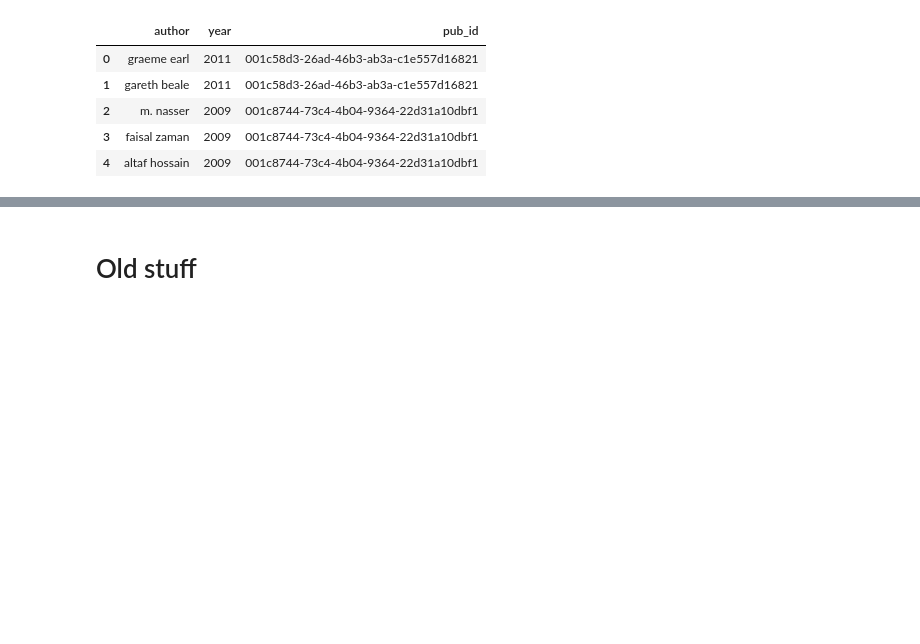
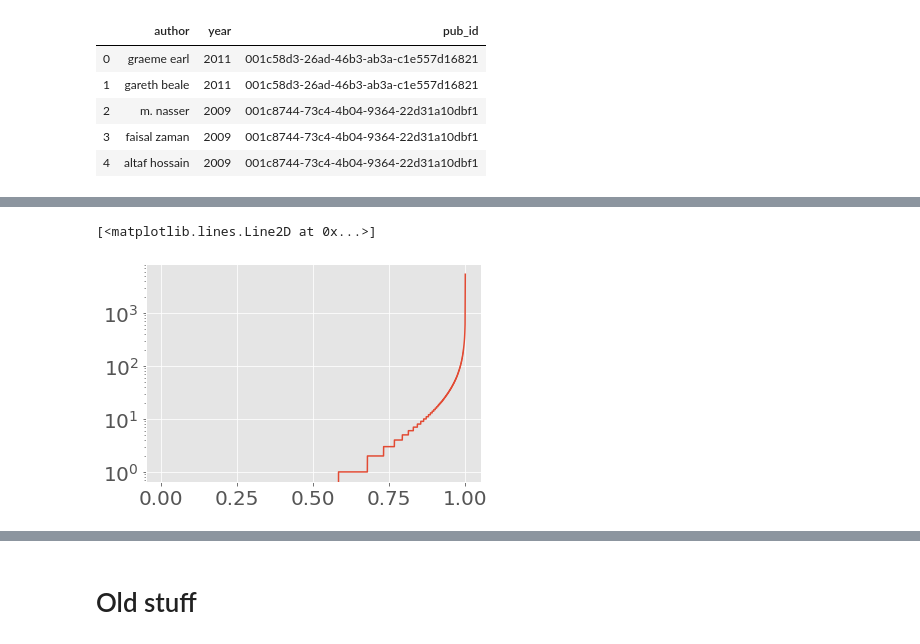
Before and after one commit to gesiscss/inequality, a Jupyter notebook: 1.Descriptive.ipynb, the cells around one changed output, grey strips where cells are left out. Drawn from its saved outputs; the diff is of its cells as text; code cells hidden in the pictures; blank space fills up the shorter version.

```diff
--- a/1.Descriptive.ipynb
+++ b/1.Descriptive.ipynb
@@ -123,0 +145,7 @@ plt.show()
+# %%
+sorted_cit_incr = credible_authors['citation_increase_15_3'].sort_values().reset_index(drop=True)
+x = sorted_cit_incr.index/sorted_cit_incr.shape[0]
+plt.semilogy(x, sorted_cit_incr.values)
+# %% [output]
+[<matplotlib.lines.Line2D at 0x...>]
+[figure, added]
```
Also changed, not shown: parts of 43 cells of this notebook, 6 other files.
